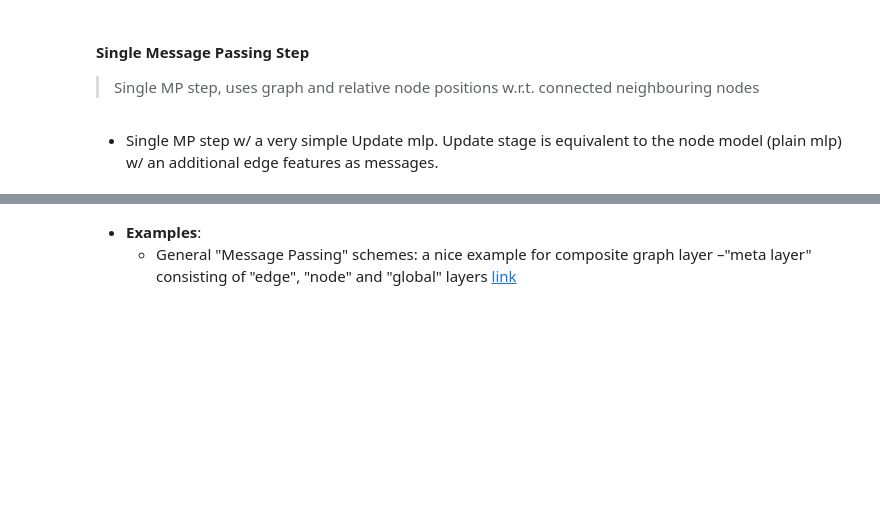
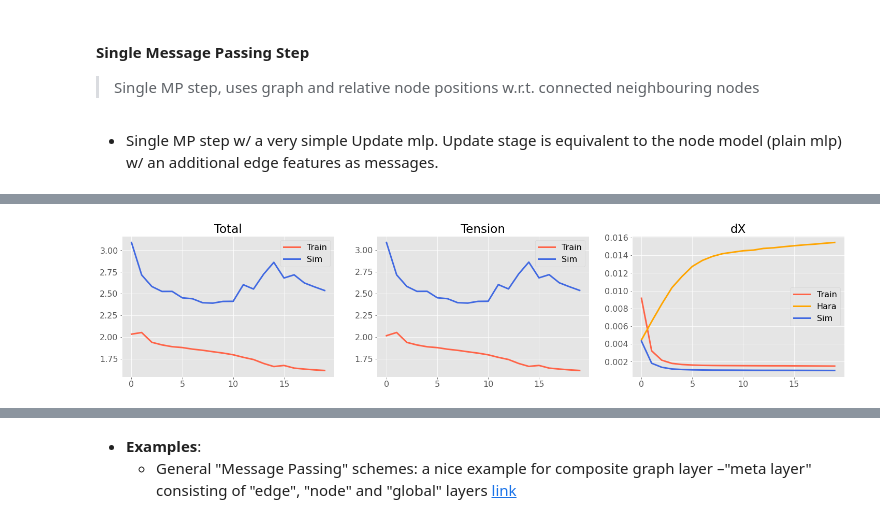
Before and after one commit to mshagirov/simgnn, a Jupyter notebook: nbs/2_nn_model.ipynb, the cells around one changed output, grey strips where cells are left out. Cells and saved outputs as stored; diff of their text form; code cells hidden in the pictures; blank space fills up the shorter version.

```diff
--- a/nbs/2_nn_model.ipynb
+++ b/nbs/2_nn_model.ipynb
@@ -440,14 +519 @@ model_name = datetime.datetime.now().strftime('%d%m%Y_%H%M')+f'_{net.__class__._
 save_dir = './simgnn_data/saved_models/'
-# %%
-# ------- Train -------- #
-net, train_log = train_model(net, loaders, opt, num_epochs=num_epochs, scheduler=None, device=device, model_states = model_states,
-                               loss_func = MSE_loss, use_force_loss=use_force_loss,
-                               return_best=False)
-plt.figure(figsize=[15,8])
-plt.plot(np.arange(train_log['total_epochs']),train_log['train_loss_tot'],'tomato',lw=3,label='Train')
-plt.plot(np.arange(train_log['total_epochs']),train_log['val_loss_tot'],'orange',lw=3,label='Val')
-plt.plot(np.arange(train_log['total_epochs']),train_log['hara_loss_tot'],'royalblue',lw=3,label='Hara movies')
-plt.legend();
-
-# write_log(f'{path.join(save_dir, model_name)}_train_log.pkl',train_log)
-# torch.save(net.state_dict(), f'{path.join(save_dir, model_name)}_net.pkl')
@@ -472,0 +520,5 @@ Best val loss: 0.000271 (return best:False)
+# %%
+print(model_name,end='\n---\n')
+
+net, train_log = train_model(net, loaders, opt, num_epochs=num_epochs, scheduler=scheduler, device=device, model_states = model_states,
+                               loss_func = loss_func, use_force_loss=use_force_loss, return_best=return_best)
@@ -472,0 +543,26 @@ Best val loss: 0.000271 (return best:False)
+# %%
+plt.figure(figsize=[25,5])
+plt.subplot(1,3,1)
+plt.plot(np.arange(train_log['total_epochs']),train_log['train_loss_tot'],'tomato',lw=3,label='Train')
+# plt.plot(np.arange(train_log['total_epochs']),train_log['val_loss_y'],'orange',lw=3,label='Hara')
+plt.plot(np.arange(train_log['total_epochs']),train_log['sim_loss_tot'],'royalblue',lw=3,label='Sim')
+plt.legend(); plt.title('Total');
+
+
+plt.subplot(1,3,2)
+plt.plot(np.arange(train_log['total_epochs']),train_log['train_loss_T'],'tomato',lw=3,label='Train')
+# plt.plot(np.arange(train_log['total_epochs']),train_log['val_loss_y'],'orange',lw=3,label='Hara')
+plt.plot(np.arange(train_log['total_epochs']),train_log['sim_loss_T'],'royalblue',lw=3,label='Sim')
+plt.legend(); plt.title('Tension');
+
+plt.subplot(1,3,3)
+plt.plot(np.arange(train_log['total_epochs']),train_log['train_loss_y'],'tomato',lw=3,label='Train')
+plt.plot(np.arange(train_log['total_epochs']),train_log['val_loss_y'],'orange',lw=3,label='Hara')
+plt.plot(np.arange(train_log['total_epochs']),train_log['sim_loss_y'],'royalblue',lw=3,label='Sim')
+plt.legend(); plt.title('dX');
+
+# write_log(f'{path.join(save_dir, model_name)}_train_log.pkl',train_log)
+# torch.save(net.state_dict(), f'{path.join(save_dir, model_name)}_net.pkl')
+# print(f'Model weights saved in \n{path.join(save_dir, model_name)}_net.pkl')
+# %% [output]
+[figure, added]
```
Also changed, not shown: parts of 23 cells of this notebook, 1 other file.
